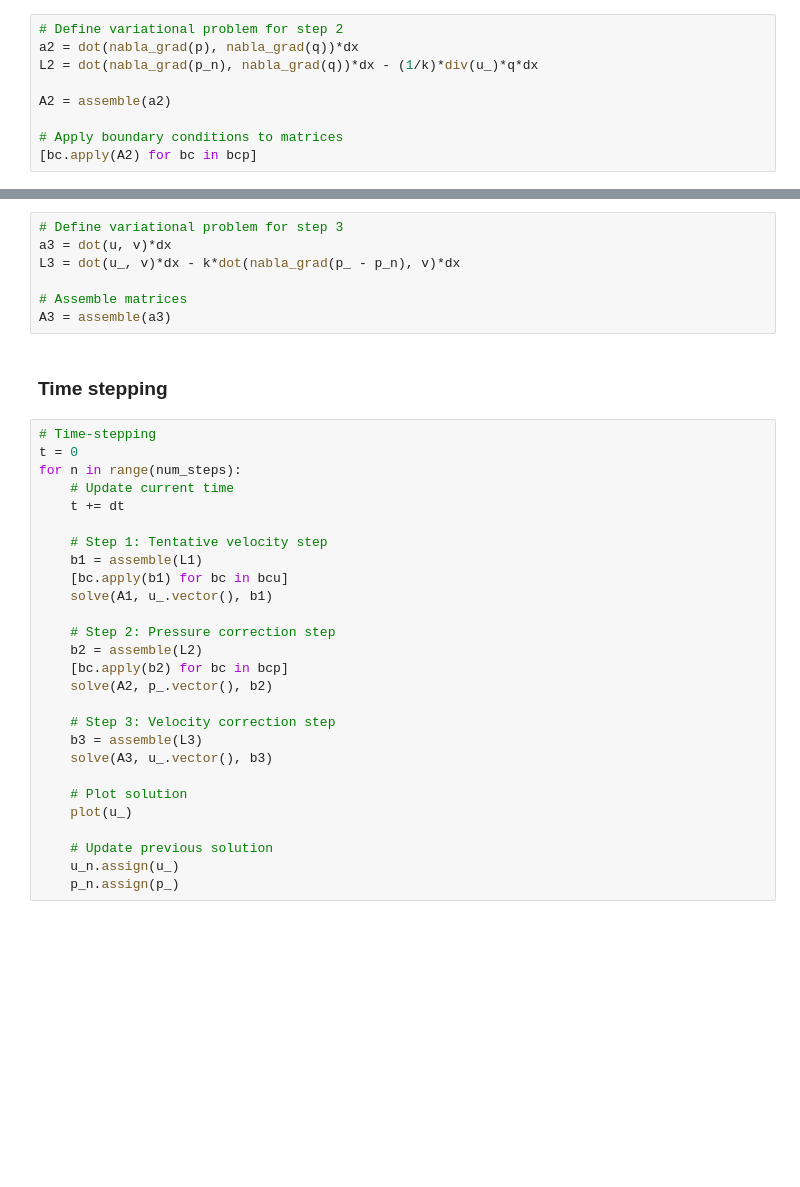
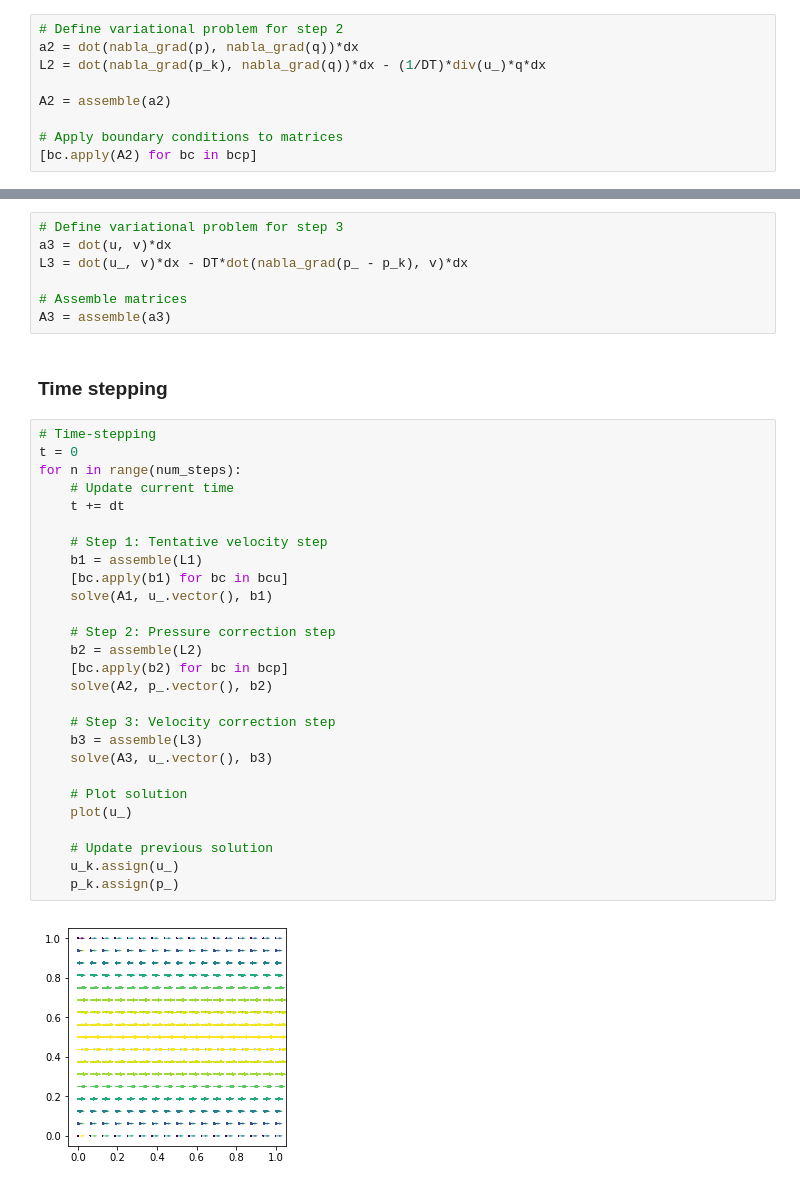
Before and after one commit to unifem/fenics-notes, a Jupyter notebook: notebooks/navier_stokes.ipynb, the cells around one changed output, grey strips where cells are left out. Saved outputs shown, nothing was run; the diff lists cells and outputs as text; blank space fills up the shorter version.

```diff
--- a/notebooks/navier_stokes.ipynb
+++ b/notebooks/navier_stokes.ipynb
@@ -500,7 +482,7 @@ for k in range(num_steps):
 # %%
 # Define variational problem for step 2
 a2 = dot(nabla_grad(p), nabla_grad(q))*dx
-L2 = dot(nabla_grad(p_n), nabla_grad(q))*dx - (1/k)*div(u_)*q*dx
+L2 = dot(nabla_grad(p_k), nabla_grad(q))*dx - (1/DT)*div(u_)*q*dx
 
 A2 = assemble(a2)
 
@@ -511,7 +495,7 @@ A2 = assemble(a2)
 # %%
 # Define variational problem for step 3
 a3 = dot(u, v)*dx
-L3 = dot(u_, v)*dx - k*dot(nabla_grad(p_ - p_n), v)*dx
+L3 = dot(u_, v)*dx - DT*dot(nabla_grad(p_ - p_k), v)*dx
 
 # Assemble matrices
 A3 = assemble(a3)
@@ -520,27 +504,29 @@ A3 = assemble(a3)
 # %%
 # Time-stepping
 t = 0
 for n in range(num_steps):
     # Update current time
     t += dt
 
     # Step 1: Tentative velocity step
     b1 = assemble(L1)
     [bc.apply(b1) for bc in bcu]
     solve(A1, u_.vector(), b1)
 
     # Step 2: Pressure correction step
     b2 = assemble(L2)
     [bc.apply(b2) for bc in bcp]
     solve(A2, p_.vector(), b2)
 
     # Step 3: Velocity correction step
     b3 = assemble(L3)
     solve(A3, u_.vector(), b3)
 
     # Plot solution
     plot(u_)
 
     # Update previous solution
-    u_n.assign(u_)
-    p_n.assign(p_)
+    u_k.assign(u_)
+    p_k.assign(p_)
+# %% [output]
+[figure, added]
```
Also changed, not shown: parts of 14 cells of this notebook, 4 other files.
